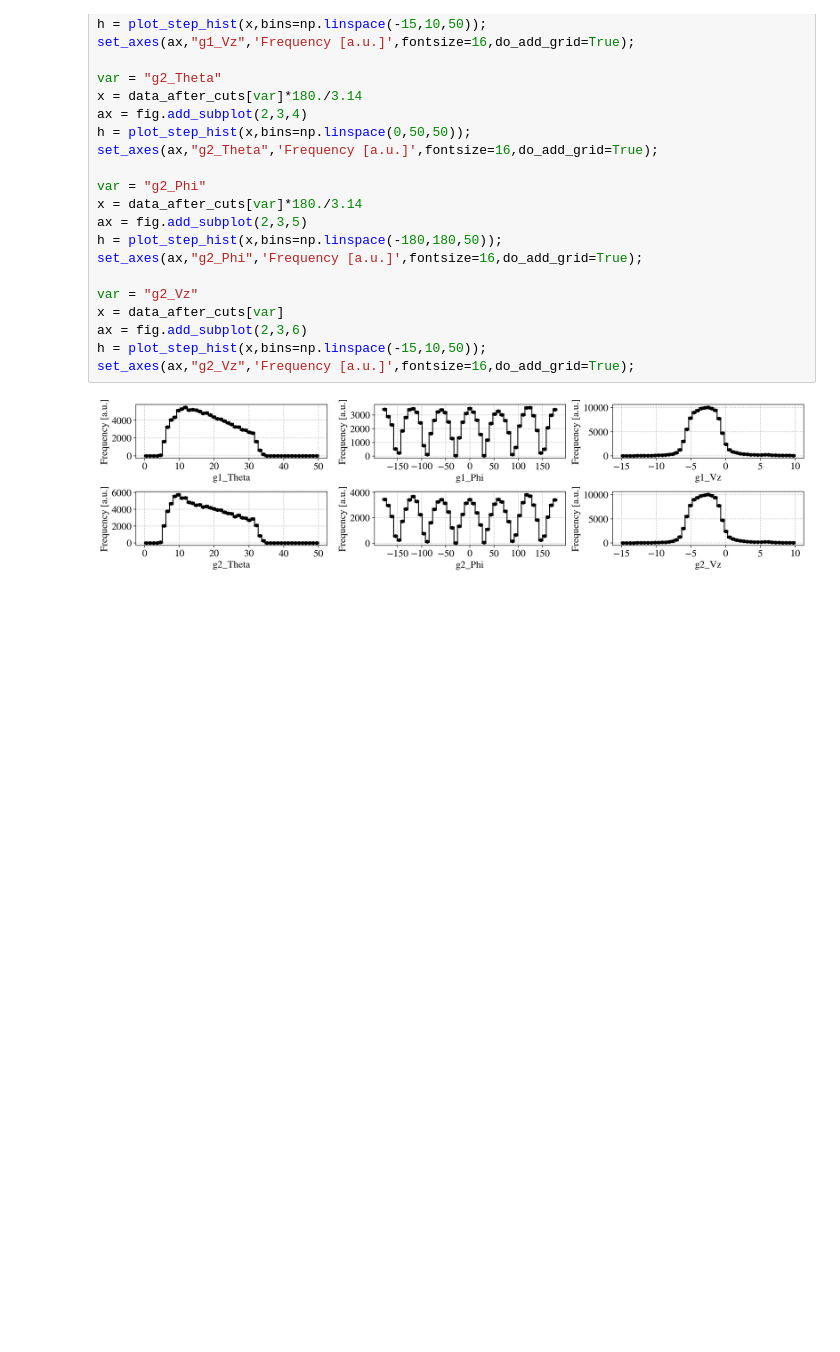
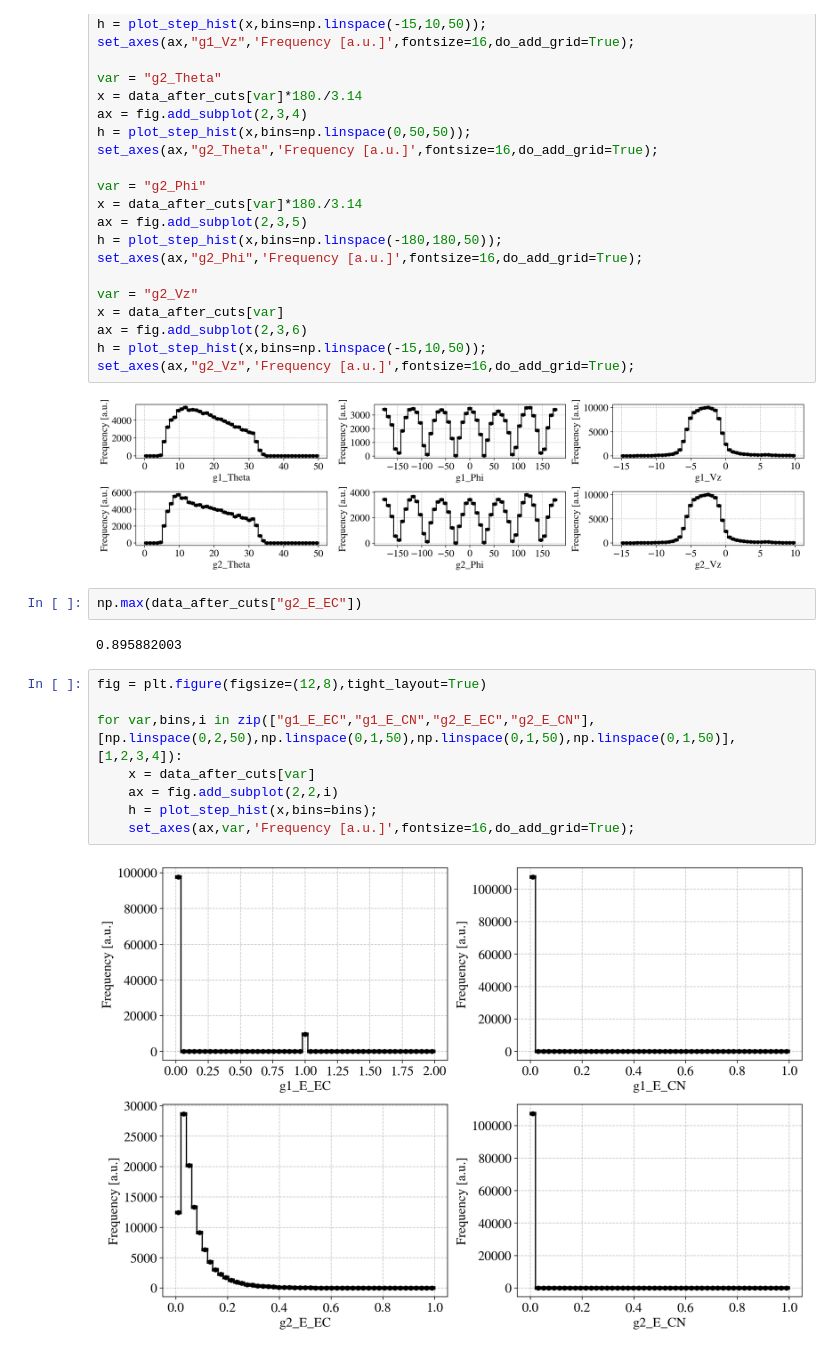
Before and after one commit to erezcoh4/CLAS12_BranchingRatios_Analysis, a Jupyter notebook: PythonAnalysis/InvariantMass_2gammas/FirstLookAtInvariantMass.ipynb, the cells around one changed output. Saved outputs shown, nothing was run; the diff lists cells and outputs as text; blank space fills up the shorter version.

```diff
--- a/PythonAnalysis/InvariantMass_2gammas/FirstLookAtInvariantMass.ipynb
+++ b/PythonAnalysis/InvariantMass_2gammas/FirstLookAtInvariantMass.ipynb
@@ -212,3 +212,17 @@ h = plot_step_hist(x,bins=np.linspace(-15,10,50));
 set_axes(ax,"g2_Vz",'Frequency [a.u.]',fontsize=16,do_add_grid=True);
 # %% [output]
 [figure]
+# %%
+np.max(data_after_cuts["g2_E_EC"])
+# %% [output]
+0.895882003
+# %%
+fig = plt.figure(figsize=(12,8),tight_layout=True)
+
+for var,bins,i in zip(["g1_E_EC","g1_E_CN","g2_E_EC","g2_E_CN"],[np.linspace(0,2,50),np.linspace(0,1,50),np.linspace(0,1,50),np.linspace(0,1,50)],[1,2,3,4]):
+    x = data_after_cuts[var]
+    ax = fig.add_subplot(2,2,i)
+    h = plot_step_hist(x,bins=bins);
+    set_axes(ax,var,'Frequency [a.u.]',fontsize=16,do_add_grid=True);
+# %% [output]
+[figure, added]
```
Also changed, not shown: parts of 7 cells of this notebook, 5 other files.
